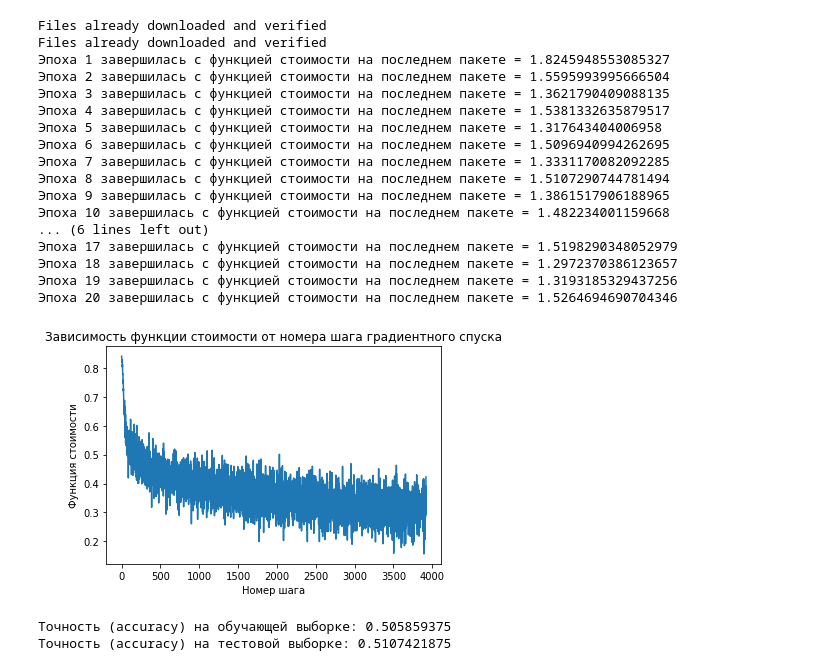
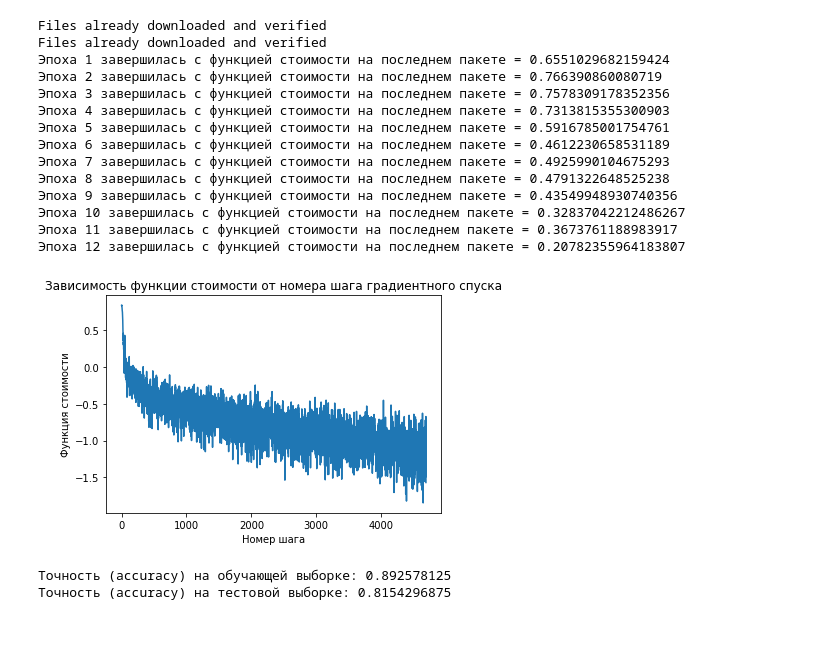
Before and after one commit to lomovtsevp/ML_course_MIREA, a Jupyter notebook: ML2/PR3/Transfer_learning.ipynb, the cells around one changed output. Cells and saved outputs as stored; diff of their text form; code cells hidden in the pictures; blank space fills up the shorter version.

```diff
--- a/ML2/PR3/Transfer_learning.ipynb
+++ b/ML2/PR3/Transfer_learning.ipynb
@@ -46,6 +46,8 @@ model.classifier = nn.Sequential(
     nn.Linear(in_features=1024, out_features=10, bias=True)
 )
 
+model.classifier.requires_grad_ = True
+
 # ===============
 
 # Последовательность преобразований исходных изображений. Нужно заполнить.
@@ -56,15 +58,15 @@ model.classifier = nn.Sequential(
 # 3. Среднее по цветовым каналам должно быть [0.485, 0.456, 0.406], а среднеквадратическое отклонение [0.229, 0.224, 0.225].
 # Посмотрите документацию по классам Compose, Resize, CenterCrop, ToTensor, Normalize из пакета torchvision.transforms.
 transform = T.Compose([
-    T.Resize(32),
-    T.CenterCrop(227),
+    T.Resize(256),
+    T.CenterCrop(224),
     T.ToTensor(),
     T.Normalize(mean=[0.485, 0.456, 0.406], std=[0.229, 0.224, 0.225]),
 ])
 
 # Задаем количество эпох (проходов по всей обучающей выборке) и размер пакета, можно варьировать
-EPOCHS = 20
-BATCH_SIZE = 256
+EPOCHS = 12
+BATCH_SIZE = 128
 
 # Загружаем данные из набора CIFAR10
 train_data = datasets.CIFAR10(root='./data/train', train=True, download=True, transform=transform)
@@ -96,51 +98,48 @@ for epoch in range(EPOCHS):
     print(f'Эпоха {epoch + 1} завершилась с функцией стоимости на последнем пакете = {loss.item()}')
 
 
 
 # Выводим график функции стоимости
 plt.title('Зависимость функции стоимости от номера шага градиентного спуска')
 plt.xlabel('Номер шага')
 plt.ylabel('Функция стоимости')
 plt.plot(loss_history)
 plt.show()
 
 # Отключаем расчет вычислительного графа для экономии времени и памяти: нам не нужно считать градиенты при тестировании модели
 with torch.no_grad():
     # Оцениваем качество модели
     train_data_loader = DataLoader(train_data, batch_size=1024)
     train_features, train_targets = next(iter(train_data_loader))
 
     train_features = train_features.to(device)
     train_model_predictions = torch.argmax(model(train_features), dim=1)
     print('Точность (accuracy) на обучающей выборке:', accuracy_score(train_targets.cpu(), train_model_predictions.cpu()))
 
     test_data_loader = DataLoader(test_data, batch_size=1024)
     test_features, test_targets = next(iter(test_data_loader))
 
     test_features = test_features.to(device)
     test_model_predictions = torch.argmax(model(test_features), dim=1)
     print('Точность (accuracy) на тестовой выборке:', accuracy_score(test_targets.cpu(), test_model_predictions.cpu()))
 # %% [output]
 Files already downloaded and verified
 Files already downloaded and verified
-Эпоха 1 завершилась с функцией стоимости на последнем пакете = 1.8245948553085327
-Эпоха 2 завершилась с функцией стоимости на последнем пакете = 1.5595993995666504
-Эпоха 3 завершилась с функцией стоимости на последнем пакете = 1.3621790409088135
-Эпоха 4 завершилась с функцией стоимости на последнем пакете = 1.5381332635879517
-Эпоха 5 завершилась с функцией стоимости на последнем пакете = 1.317643404006958
-Эпоха 6 завершилась с функцией стоимости на последнем пакете = 1.5096940994262695
-Эпоха 7 завершилась с функцией стоимости на последнем пакете = 1.3331170082092285
-Эпоха 8 завершилась с функцией стоимости на последнем пакете = 1.5107290744781494
-Эпоха 9 завершилась с функцией стоимости на последнем пакете = 1.3861517906188965
-Эпоха 10 завершилась с функцией стоимости на последнем пакете = 1.482234001159668
-... (6 lines left out)
-Эпоха 17 завершилась с функцией стоимости на последнем пакете = 1.5198290348052979
-Эпоха 18 завершилась с функцией стоимости на последнем пакете = 1.2972370386123657
-Эпоха 19 завершилась с функцией стоимости на последнем пакете = 1.3193185329437256
-Эпоха 20 завершилась с функцией стоимости на последнем пакете = 1.5264694690704346
+Эпоха 1 завершилась с функцией стоимости на последнем пакете = 0.6551029682159424
+Эпоха 2 завершилась с функцией стоимости на последнем пакете = 0.766390860080719
+Эпоха 3 завершилась с функцией стоимости на последнем пакете = 0.7578309178352356
+Эпоха 4 завершилась с функцией стоимости на последнем пакете = 0.7313815355300903
+Эпоха 5 завершилась с функцией стоимости на последнем пакете = 0.5916785001754761
+Эпоха 6 завершилась с функцией стоимости на последнем пакете = 0.4612230658531189
+Эпоха 7 завершилась с функцией стоимости на последнем пакете = 0.4925990104675293
+Эпоха 8 завершилась с функцией стоимости на последнем пакете = 0.4791322648525238
+Эпоха 9 завершилась с функцией стоимости на последнем пакете = 0.43549948930740356
+Эпоха 10 завершилась с функцией стоимости на последнем пакете = 0.32837042212486267
+Эпоха 11 завершилась с функцией стоимости на последнем пакете = 0.3673761188983917
+Эпоха 12 завершилась с функцией стоимости на последнем пакете = 0.20782355964183807
-[figure, old version]
+[figure, new version]
-Точность (accuracy) на обучающей выборке: 0.505859375
-Точность (accuracy) на тестовой выборке: 0.5107421875
+Точность (accuracy) на обучающей выборке: 0.892578125
+Точность (accuracy) на тестовой выборке: 0.8154296875
 # %% [markdown]
 #2. GoogLeNet
 
```
Also changed, not shown: parts of 2 cells of this notebook.
